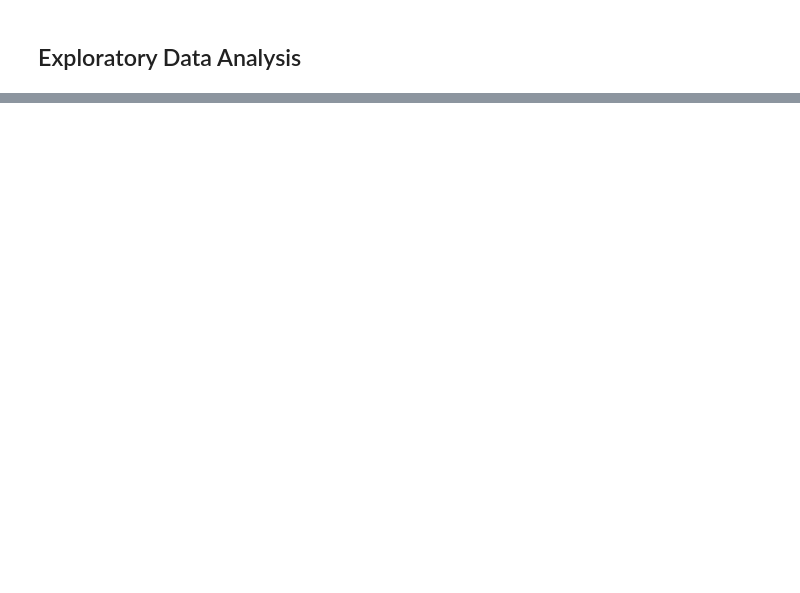
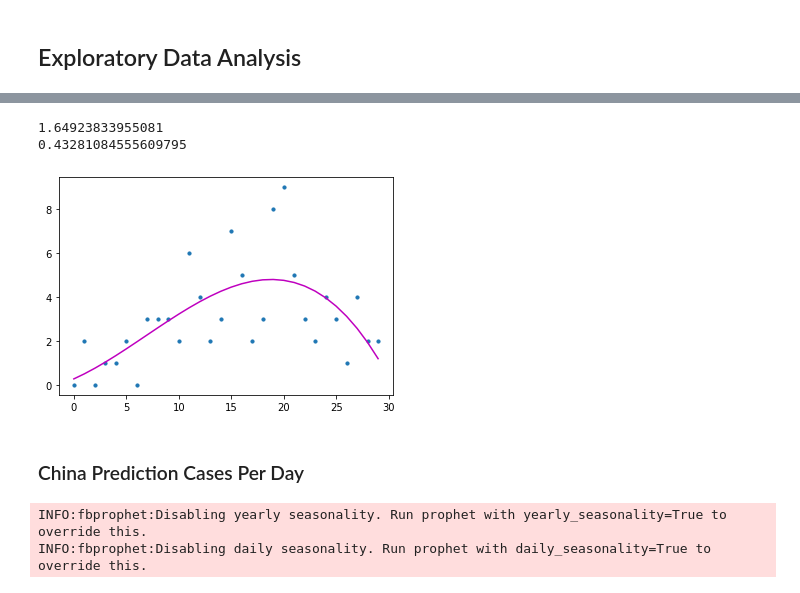
Before and after one commit to bghaendler/BJBS-AI-Lab, a Jupyter notebook: BJBS_AI_Lab_Session_02_CoronaVirus_Conv2019.ipynb, the cells around one changed output, grey strips where cells are left out. Saved outputs shown, nothing was run; the diff lists cells and outputs as text; code cells hidden in the pictures; blank space fills up the shorter version.

```diff
--- a/BJBS_AI_Lab_Session_02_CoronaVirus_Conv2019.ipynb
+++ b/BJBS_AI_Lab_Session_02_CoronaVirus_Conv2019.ipynb
@@ -486,0 +505,3 @@ int.plot_top_losses(4, figsize=(17,17), heatmap=True)
+# %%
+df_corona_cases_day_sg =df_corona.loc[df_corona["Country/Region"] == "Singapore"].drop_duplicates(subset="Date").groupby(by=["Country/Region","Date"]).sum().diff()
+#df_corona.loc[df_corona["Country/Region"] == "Singapore"].groupby(by=["Country/Region","Date"]).sum()
@@ -486,0 +510,9 @@ int.plot_top_losses(4, figsize=(17,17), heatmap=True)
+# %%
+SG_CasesPerDay_training_dataset = pd.DataFrame(df_corona_cases_day_sg.groupby('Date')['Confirmed'].sum().reset_index()).rename(columns={'Date': 'ds', 'Confirmed': 'y'})
+#SG_CasesPerDay_training_dataset
+# %%
+# Making the Model
+prophet = Prophet()
+prophet.fit(SG_CasesPerDay_training_dataset)
+future = prophet.make_future_dataframe(periods=30)
+SG_CasesPerDay_forecast = prophet.predict(future)
@@ -486,0 +537,27 @@ int.plot_top_losses(4, figsize=(17,17), heatmap=True)
+# %%
+x = np.arange(0, SG_CasesPerDay_training_dataset.shape[0], dtype=int)
+y = SG_CasesPerDay_training_dataset[["y"]].values
+# transforming the data to include another axis
+x = x[:, np.newaxis]
+polynomial_features= PolynomialFeatures(degree=3)
+x_poly = polynomial_features.fit_transform(x)
+model = LinearRegression()
+model.fit(x_poly, y)
+y_poly_pred = model.predict(x_poly)
+rmse = np.sqrt(mean_squared_error(y,y_poly_pred))
+r2 = r2_score(y,y_poly_pred)
+print(rmse)
+print(r2)
+plt.scatter(x, y, s=10)
+# sort the values of x before line plot
+sort_axis = operator.itemgetter(0)
+sorted_zip = sorted(zip(x,y_poly_pred), key=sort_axis)
+x, y_poly_pred = zip(*sorted_zip)
+plt.plot(x, y_poly_pred, color='m')
+plt.show()
+# %% [output]
+1.64923833955081
+0.43281084555609795
+[figure, added]
+# %% [markdown]
+### China Prediction Cases Per Day
@@ -486,0 +569,10 @@ int.plot_top_losses(4, figsize=(17,17), heatmap=True)
+# %%
+# Making the Model
+prophet = Prophet()
+prophet.fit(CN_CasesPerDay_training_dataset)
+future = prophet.make_future_dataframe(periods=30)
+CN_CasesPerDay_forecast = prophet.predict(future)
+#CN_CasesPerDay_forecast
+# %% [output]
+INFO:fbprophet:Disabling yearly seasonality. Run prophet with yearly_seasonality=True to override this.
+INFO:fbprophet:Disabling daily seasonality. Run prophet with daily_seasonality=True to override this.
```
Also changed, not shown: parts of 147 cells of this notebook.
